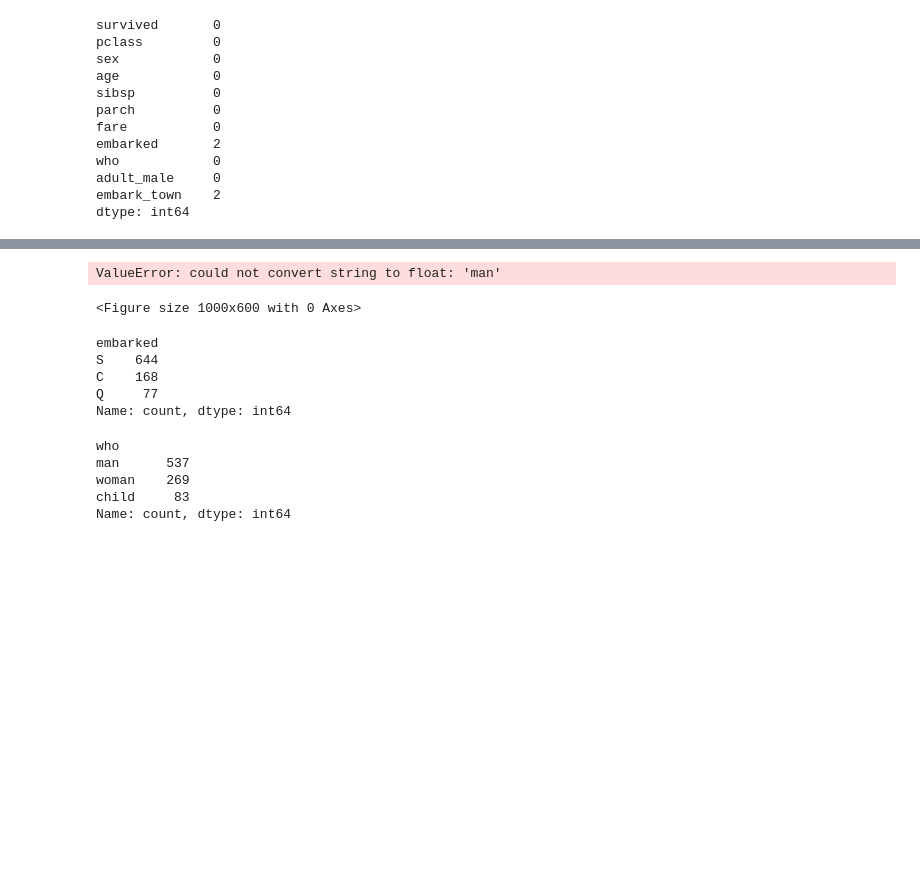
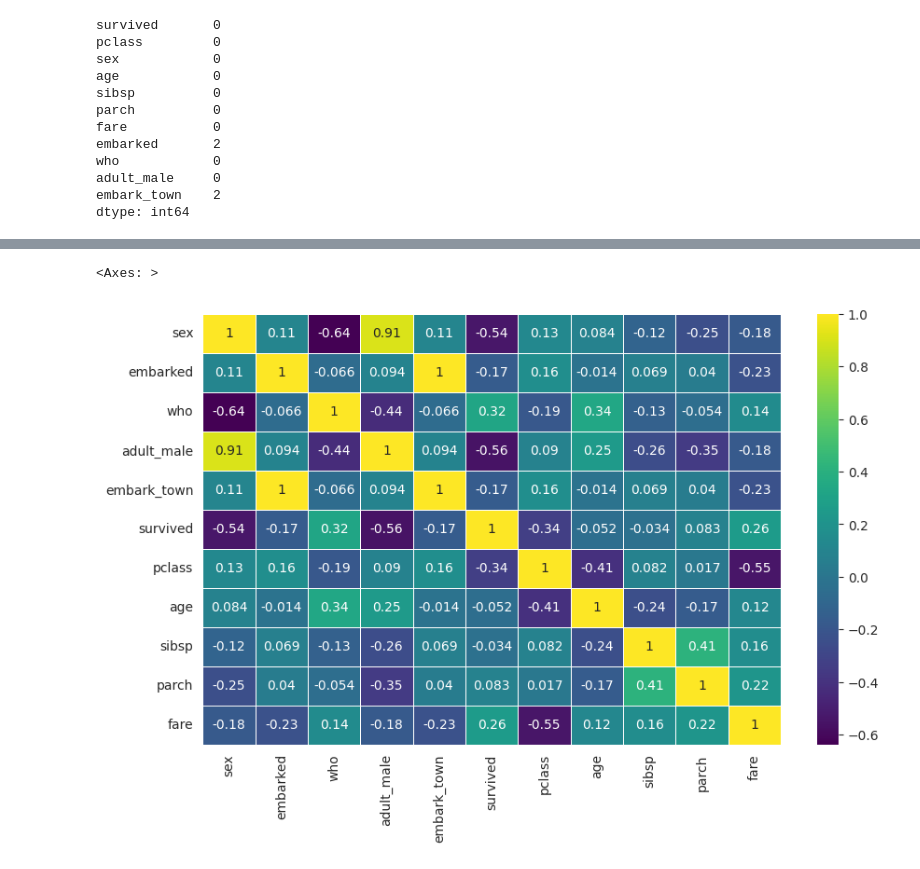
Before and after one commit to SriRamK345/ML_sample_DS_Sup_lerning, a Jupyter notebook: LogR_sampleds1.ipynb, the cells around one changed output, grey strips where cells are left out. Saved outputs shown, nothing was run; the diff lists cells and outputs as text; code cells hidden in the pictures; blank space fills up the shorter version.

```diff
--- a/LogR_sampleds1.ipynb
+++ b/LogR_sampleds1.ipynb
@@ -231,0 +255,3 @@ Name: count, dtype: int64
+# %%
+cat_cal = df.select_dtypes(include=['object','bool'])
+cat_cal.head()
@@ -231,0 +265,6 @@ Name: count, dtype: int64
+# %%
+from sklearn.preprocessing import LabelEncoder
+le = LabelEncoder()
+
+cat_cal = cat_cal.apply(le.fit_transform)
+cat_cal.head()
@@ -232,2 +278,3 @@ Name: count, dtype: int64
 # %%
-df["sex"].replace({"male":0,"female":1},inplace=True)
+df.drop(['sex', 'embarked', 'who', 'embark_town','adult_male'],axis=1,inplace=True)
+df.head()
@@ -233,0 +288,3 @@ df["sex"].replace({"male":0,"female":1},inplace=True)
+# %%
+df = pd.concat([cat_cal,df],axis=1)
+df.head()
@@ -234,14 +298,6 @@ df["sex"].replace({"male":0,"female":1},inplace=True)
 # %%
 plt.figure(figsize=(10,6))
-sns.heatmap(df.corr(),annot=True,cmap="viridis")
+sns.heatmap(df.corr(),annot=True,linewidth = 0.5,cmap="viridis")
 # %% [output]
-ValueError: could not convert string to float: 'man'
+<Axes: >
-<Figure size 1000x600 with 0 Axes>
+[figure, added]
-# %%
-df["embarked"].value_counts()
-# %% [output]
-embarked
-S    644
-C    168
-Q     77
-Name: count, dtype: int64
@@ -250,8 +303,0 @@ df["embarked"].replace({"S":0,"C":1,"Q":2},inplace=True)
-# %%
-df["who"].value_counts()
-# %% [output]
-who
-man      537
-woman    269
-child     83
-Name: count, dtype: int64
```
Also changed, not shown: parts of 18 cells of this notebook.
